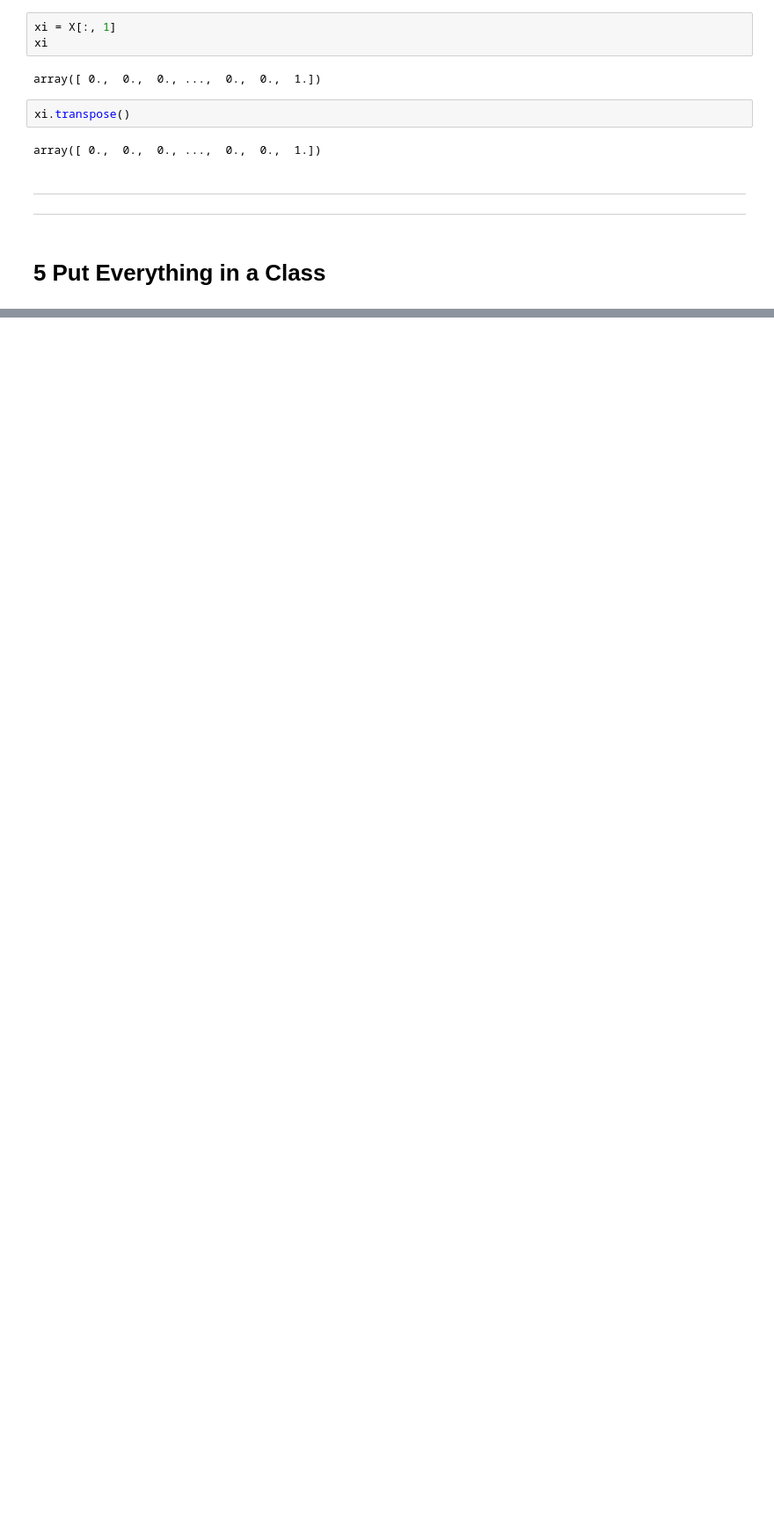
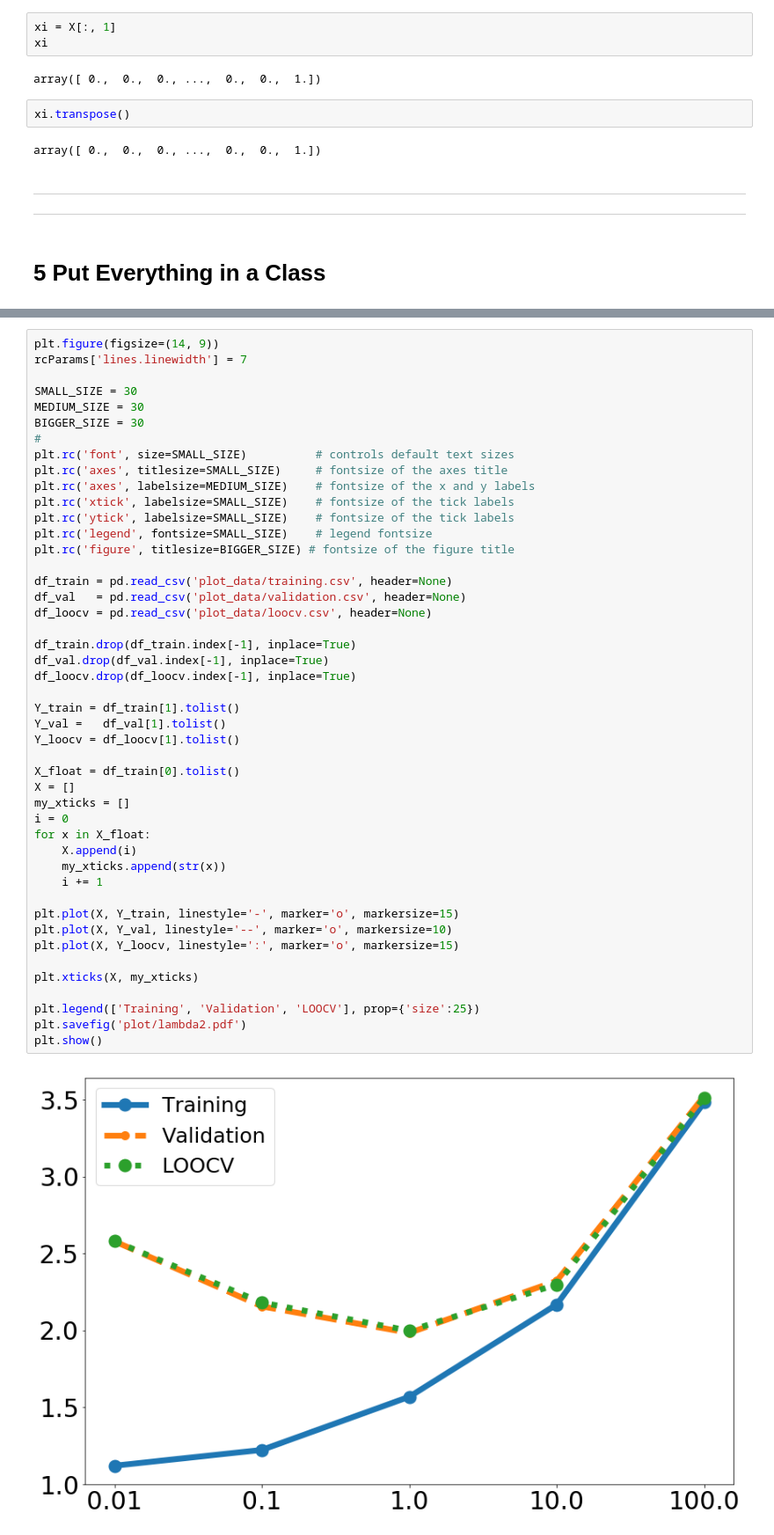
Before and after one commit to caitaozhan/CSE512-homework, a Jupyter notebook: hw2/RidgeRegression.ipynb, the cells around one changed output, grey strips where cells are left out. Shown: that part at 88% size. Saved outputs shown, nothing was run; the diff lists cells and outputs as text; blank space fills up the shorter version.

```diff
--- a/hw2/RidgeRegression.ipynb
+++ b/hw2/RidgeRegression.ipynb
@@ -367,0 +513,48 @@ class RidgeRegression:
+# %%
+plt.figure(figsize=(14, 9))
+rcParams['lines.linewidth'] = 7
+
+SMALL_SIZE = 30
+MEDIUM_SIZE = 30
+BIGGER_SIZE = 30
+#
+plt.rc('font', size=SMALL_SIZE)          # controls default text sizes
+plt.rc('axes', titlesize=SMALL_SIZE)     # fontsize of the axes title
+plt.rc('axes', labelsize=MEDIUM_SIZE)    # fontsize of the x and y labels
+plt.rc('xtick', labelsize=SMALL_SIZE)    # fontsize of the tick labels
+plt.rc('ytick', labelsize=SMALL_SIZE)    # fontsize of the tick labels
+plt.rc('legend', fontsize=SMALL_SIZE)    # legend fontsize
+plt.rc('figure', titlesize=BIGGER_SIZE) # fontsize of the figure title
+
+df_train = pd.read_csv('plot_data/training.csv', header=None)
+df_val   = pd.read_csv('plot_data/validation.csv', header=None)
+df_loocv = pd.read_csv('plot_data/loocv.csv', header=None)
+
+df_train.drop(df_train.index[-1], inplace=True)
+df_val.drop(df_val.index[-1], inplace=True)
+df_loocv.drop(df_loocv.index[-1], inplace=True)
+
+Y_train = df_train[1].tolist()
+Y_val =   df_val[1].tolist()
+Y_loocv = df_loocv[1].tolist()
+
+X_float = df_train[0].tolist()
+X = []
+my_xticks = []
+i = 0
+for x in X_float:
+    X.append(i)
+    my_xticks.append(str(x))
+    i += 1
+
+plt.plot(X, Y_train, linestyle='-', marker='o', markersize=15)
+plt.plot(X, Y_val, linestyle='--', marker='o', markersize=10)
+plt.plot(X, Y_loocv, linestyle=':', marker='o', markersize=15)
+
+plt.xticks(X, my_xticks)
+
+plt.legend(['Training', 'Validation', 'LOOCV'], prop={'size':25})
+plt.savefig('plot/lambda2.pdf')
+plt.show()
+# %% [output]
+[figure, added]
```
Also changed, not shown: parts of 20 cells of this notebook, 5 other files.
